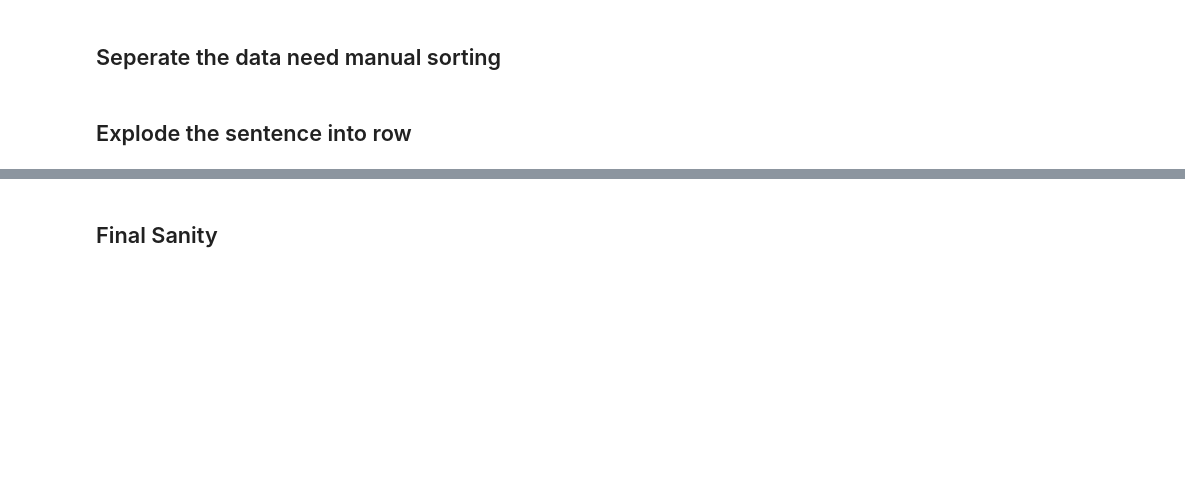
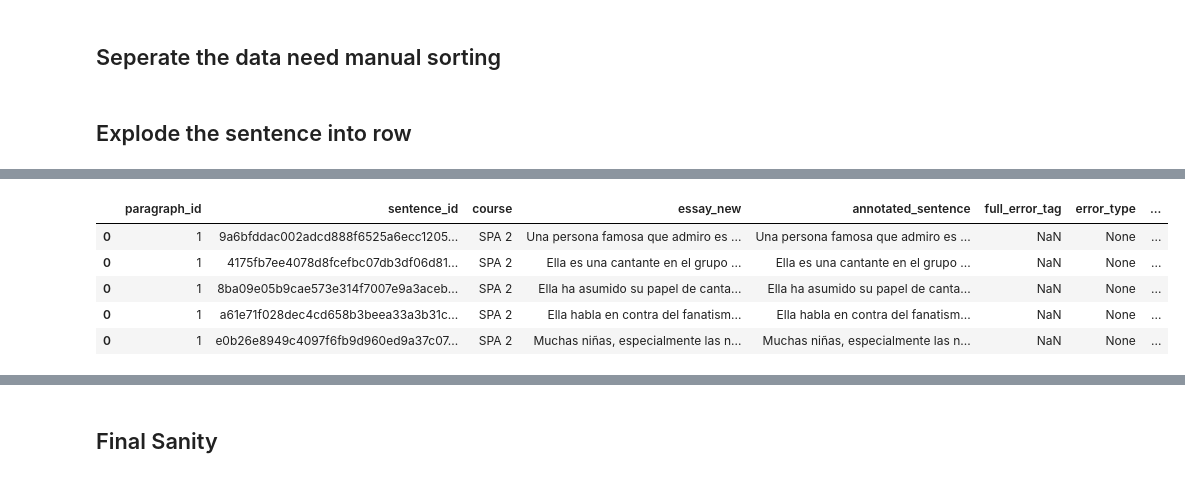
Before and after one commit to team-langbot/model_gec, a Jupyter notebook: EDA.ipynb, the cells around one changed output, grey strips where cells are left out. Drawn from its saved outputs; the diff is of its cells as text; code cells hidden in the pictures; blank space fills up the shorter version.

```diff
--- a/EDA.ipynb
+++ b/EDA.ipynb
@@ -347,0 +398,6 @@ df_final[df_final['p_annotator_error_tag'].notnull()]
+# %%
+df_final_without_error = df_final[df_final['error_tag'].isnull()]
+df_final_without_error['error_type'] = 'None'
+df_final_without_error['correction_index'] = [[] for i in range(len(df_final_without_error))]
+df_final_without_error['source'] = df_final_without_error['essay_new'].apply(lambda x: x.strip()).apply(nltk.word_tokenize)
+df_final_without_error['target'] = df_final_without_error['annotated_sentence'].apply(lambda x: x.strip()).apply(nltk.word_tokenize)
@@ -347,0 +410,9 @@ df_final[df_final['p_annotator_error_tag'].notnull()]
+# %%
+df_final_without_error[:5]
+# %% [output]
+|  | paragraph_id | sentence_id | course | essay_new | annotated_sentence | full_error_tag | error_type | ... |
+| 0 | 1 | 9a6bfddac002adcd888f6525a6ecc1205... | SPA 2 | Una persona famosa que admiro es ... | Una persona famosa que admiro es ... | NaN | None | ... |
+| 0 | 1 | 4175fb7ee4078d8fcefbc07db3df06d81... | SPA 2 | Ella es una cantante en el grupo ... | Ella es una cantante en el grupo ... | NaN | None | ... |
+| 0 | 1 | 8ba09e05b9cae573e314f7007e9a3aceb... | SPA 2 | Ella ha asumido su papel de canta... | Ella ha asumido su papel de canta... | NaN | None | ... |
+| 0 | 1 | a61e71f028dec4cd658b3beea33a3b31c... | SPA 2 | Ella habla en contra del fanatism... | Ella habla en contra del fanatism... | NaN | None | ... |
+| 0 | 1 | e0b26e8949c4097f6fb9d960ed9a37c07... | SPA 2 | Muchas niñas, especialmente las n... | Muchas niñas, especialmente las n... | NaN | None | ... |
```
Also changed, not shown: parts of 26 cells of this notebook.
